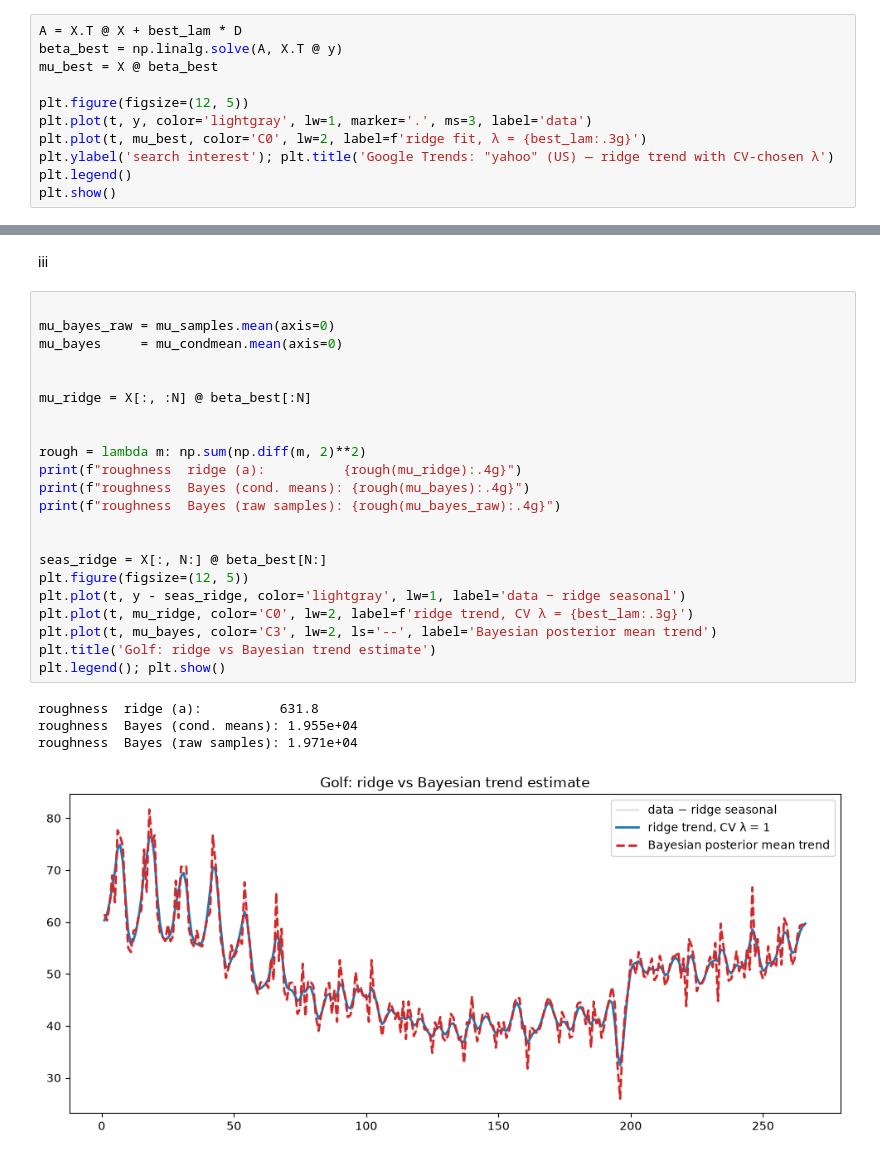
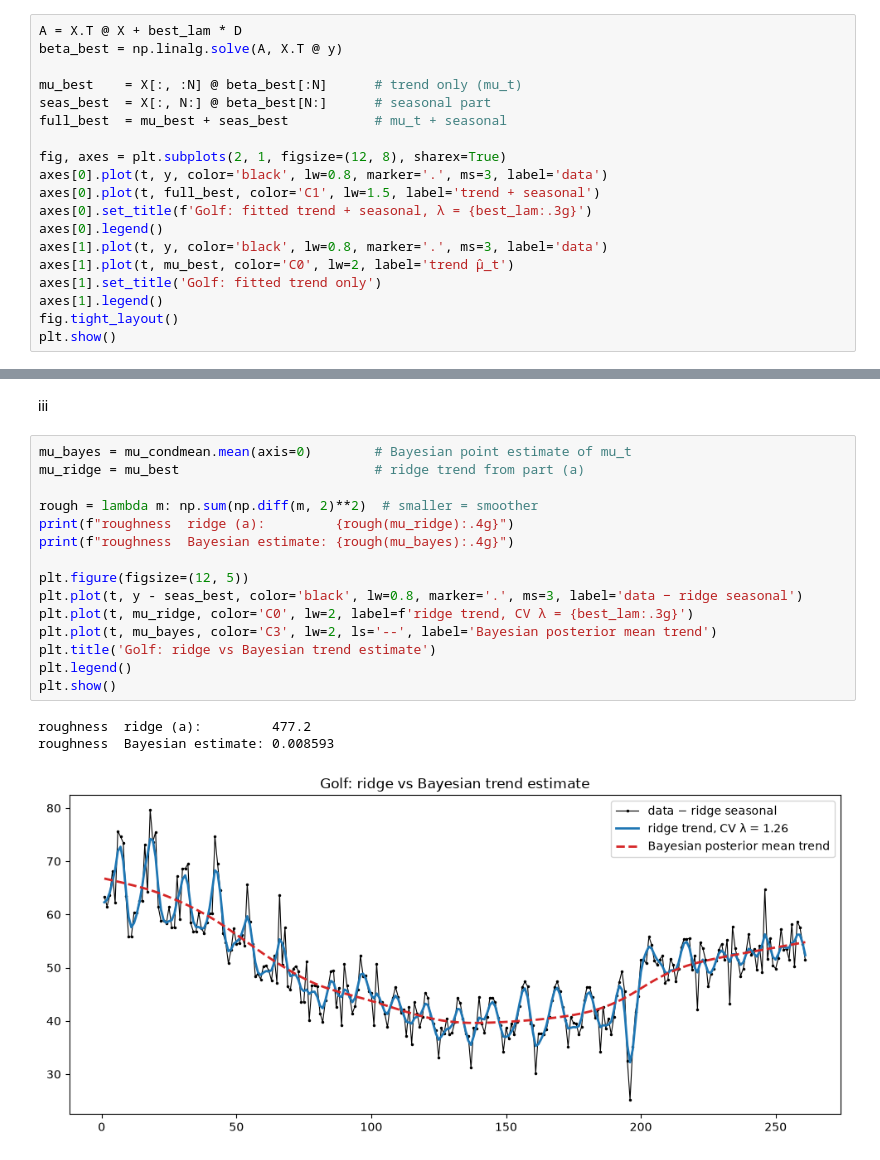
Before and after one commit to MatthewMandhyan/StatsFall2026, a Jupyter notebook: Stat429/HW3/Q6.ipynb, the cells around one changed output, grey strips where cells are left out. Saved outputs shown, nothing was run; the diff lists cells and outputs as text.

```diff
--- a/Stat429/HW3/Q6.ipynb
+++ b/Stat429/HW3/Q6.ipynb
@@ -91,12 +81,20 @@ print(best_lam)
 # %%
 A = X.T @ X + best_lam * D
 beta_best = np.linalg.solve(A, X.T @ y)
-mu_best = X @ beta_best
 
-plt.figure(figsize=(12, 5))
-plt.plot(t, y, color='lightgray', lw=1, marker='.', ms=3, label='data')
-plt.plot(t, mu_best, color='C0', lw=2, label=f'ridge fit, λ = {best_lam:.3g}')
-plt.ylabel('search interest'); plt.title('Google Trends: "yahoo" (US) — ridge trend with CV-chosen λ')
-plt.legend()
+mu_best    = X[:, :N] @ beta_best[:N]      # trend only (mu_t)
+seas_best  = X[:, N:] @ beta_best[N:]      # seasonal part
+full_best  = mu_best + seas_best           # mu_t + seasonal
+
+fig, axes = plt.subplots(2, 1, figsize=(12, 8), sharex=True)
+axes[0].plot(t, y, color='black', lw=0.8, marker='.', ms=3, label='data')
+axes[0].plot(t, full_best, color='C1', lw=1.5, label='trend + seasonal')
+axes[0].set_title(f'Golf: fitted trend + seasonal, λ = {best_lam:.3g}')
+axes[0].legend()
+axes[1].plot(t, y, color='black', lw=0.8, marker='.', ms=3, label='data')
+axes[1].plot(t, mu_best, color='C0', lw=2, label='trend μ̂_t')
+axes[1].set_title('Golf: fitted trend only')
+axes[1].legend()
+fig.tight_layout()
 plt.show()
 # %% [output]
@@ -211,29 +216,21 @@ The posterer seeems to ahve a lot of uncertainty as we can see all the posterie
 # %% [markdown]
 iii
 # %%
+mu_bayes = mu_condmean.mean(axis=0)        # Bayesian point estimate of mu_t
+mu_ridge = mu_best                         # ridge trend from part (a)
 
-mu_bayes_raw = mu_samples.mean(axis=0)
-mu_bayes     = mu_condmean.mean(axis=0)
+rough = lambda m: np.sum(np.diff(m, 2)**2)  # smaller = smoother
+print(f"roughness  ridge (a):         {rough(mu_ridge):.4g}")
+print(f"roughness  Bayesian estimate: {rough(mu_bayes):.4g}")
 
-
-mu_ridge = X[:, :N] @ beta_best[:N]
-
-
-rough = lambda m: np.sum(np.diff(m, 2)**2)
-print(f"roughness  ridge (a):          {rough(mu_ridge):.4g}")
-print(f"roughness  Bayes (cond. means): {rough(mu_bayes):.4g}")
-print(f"roughness  Bayes (raw samples): {rough(mu_bayes_raw):.4g}")
-
-
-seas_ridge = X[:, N:] @ beta_best[N:]
 plt.figure(figsize=(12, 5))
-plt.plot(t, y - seas_ridge, color='lightgray', lw=1, label='data − ridge seasonal')
+plt.plot(t, y - seas_best, color='black', lw=0.8, marker='.', ms=3, label='data − ridge seasonal')
 plt.plot(t, mu_ridge, color='C0', lw=2, label=f'ridge trend, CV λ = {best_lam:.3g}')
 plt.plot(t, mu_bayes, color='C3', lw=2, ls='--', label='Bayesian posterior mean trend')
 plt.title('Golf: ridge vs Bayesian trend estimate')
-plt.legend(); plt.show()
+plt.legend()
+plt.show()
 # %% [output]
-roughness  ridge (a):          631.8
-roughness  Bayes (cond. means): 1.955e+04
-roughness  Bayes (raw samples): 1.971e+04
+roughness  ridge (a):         477.2
+roughness  Bayesian estimate: 0.008593
-[figure, old version]
+[figure, new version]
```
Also changed, not shown: parts of 7 cells of this notebook, 1 other file.
